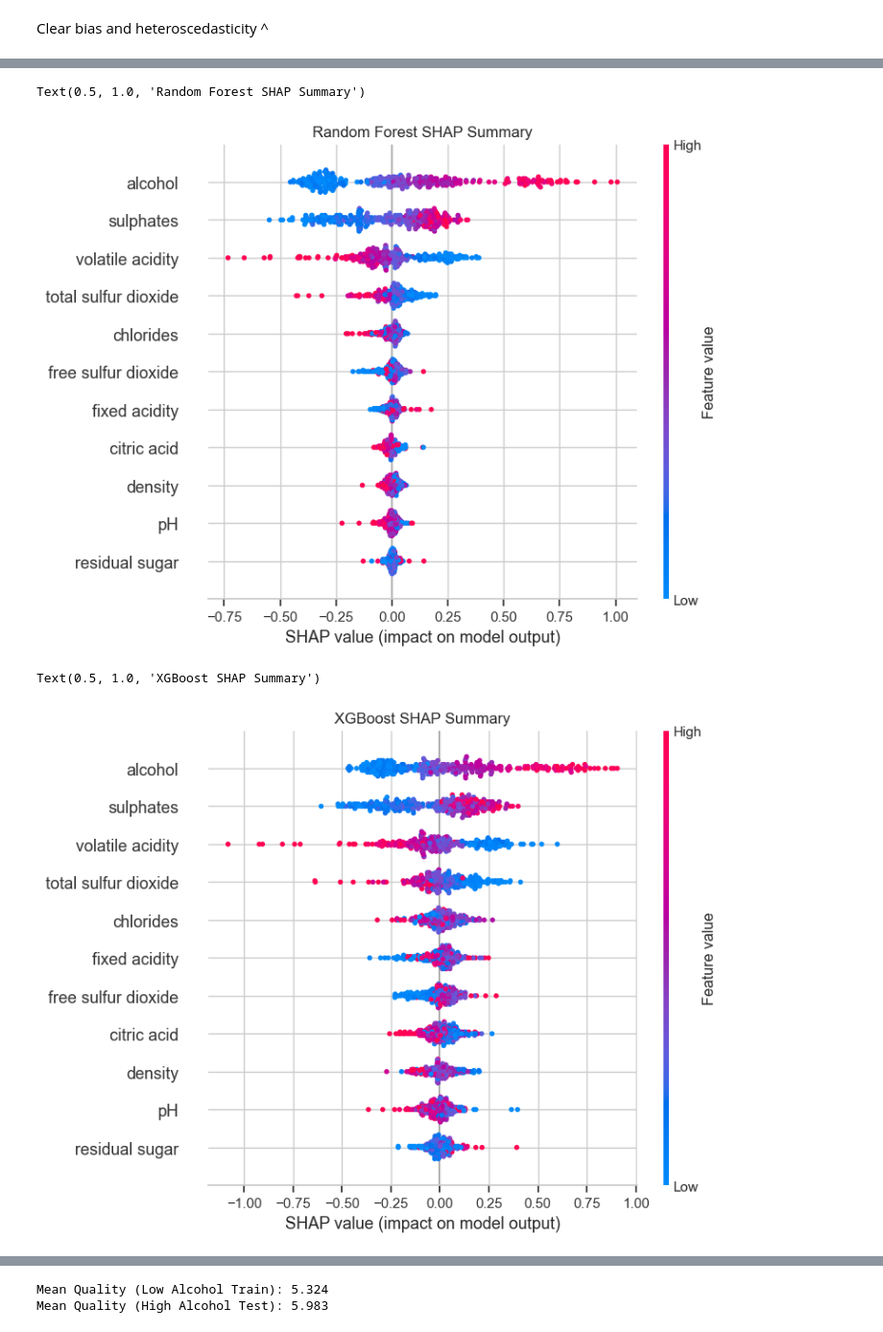
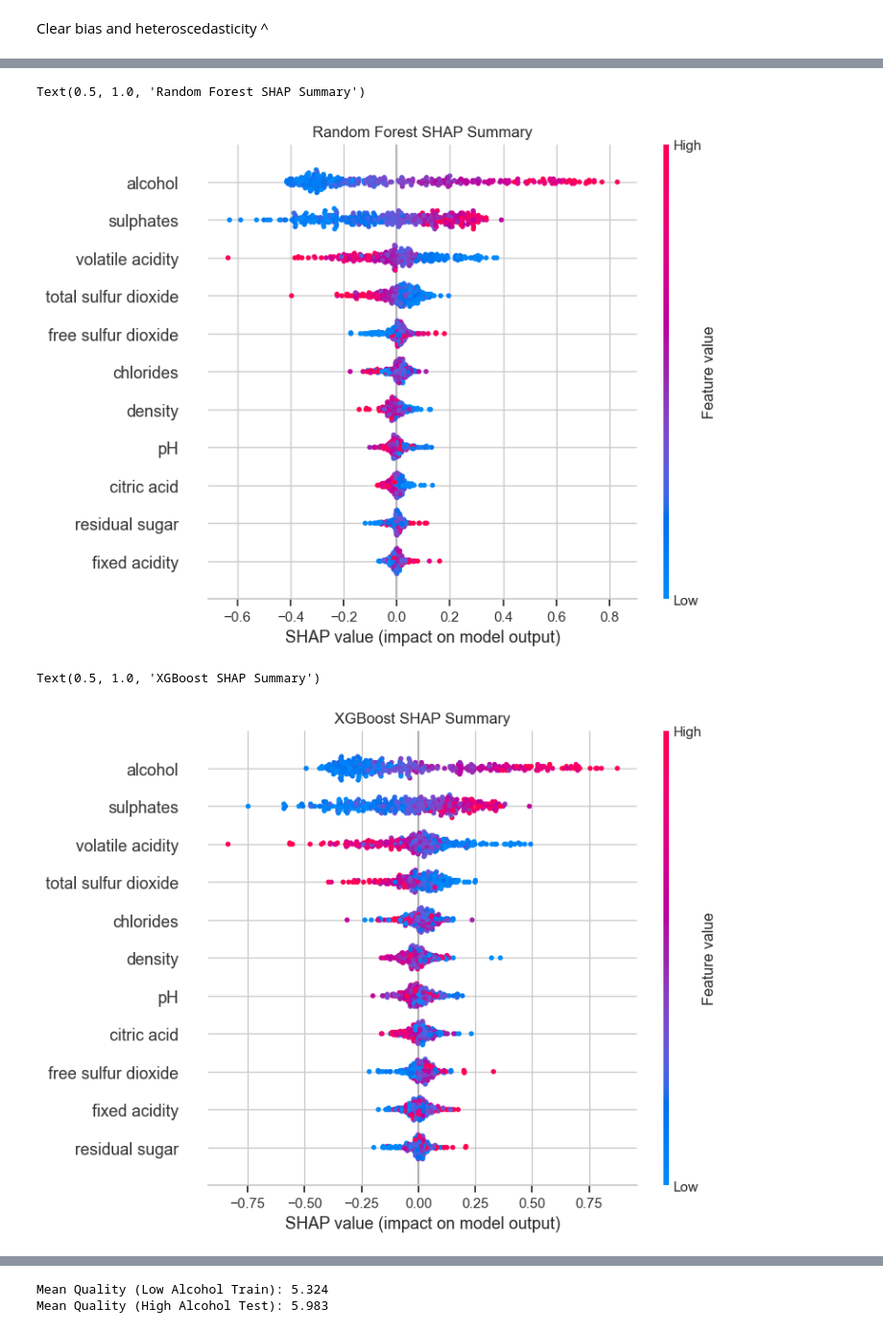
Before and after one commit to benmckenz000/wine-quality-modeling, a Jupyter notebook: WineQuality2.ipynb, the cells around one changed output, grey strips where cells are left out. Shown at 96% size. Saved outputs shown, nothing was run; the diff lists cells and outputs as text; code cells hidden in the pictures.

Commit message:
Consolidate prints and organize notebook

```diff
--- a/WineQuality2.ipynb
+++ b/WineQuality2.ipynb
@@ -4,9 +4,9 @@ import numpy as np
 
 import matplotlib.pyplot as plt
 import seaborn as sns
-sns.set(style = "whitegrid")
+sns.set_theme(style = "whitegrid")
 
-from sklearn.model_selection import train_test_split, cross_val_score, StratifiedKFold
+from sklearn.model_selection import train_test_split, cross_val_score, StratifiedKFold, RandomizedSearchCV
 from sklearn.metrics import mean_squared_error, mean_absolute_error, r2_score, accuracy_score
 
 from statsmodels.stats.outliers_influence import variance_inflation_factor
@@ -211,6 +192,6 @@ plt.show()
 # %%
 # Random Forest
-rf = RandomForestRegressor(n_estimators = 500, random_state = 123)
+rf = RandomForestRegressor(random_state = 123)
 rf.fit(X_train, y_train)
 
 rf_preds = rf.predict(X_test)
@@ -220,6 +201,12 @@ mae = mean_absolute_error(y_test, rf_preds)
 r2 = r2_score(y_test, rf_preds)
 
 print("Random Forest Results: ")
-print(f"RMSE: {rmse:.3f}\nMAE: {mae:.3f}\nR-squared: {r2:.3f}")
+print(f"RMSE: {rmse:.3f}\nMAE: {mae:.3f}\nR-squared: {r2:.3f}\n")
+
+#RF Cross Validation
+rf_cv_scores = cross_val_score(rf, X, y, cv = skf, scoring ="r2")
+# print("Random Forest CV R-squared Scores:", np.round(rf_cv_scores, 3))
+#print("Mean R-squared:", np.round(np.mean(rf_cv_scores), 3))
+#print("StDev R-squared:", np.round(np.std(rf_cv_scores), 3))
 # %% [output]
 Random Forest Results:
@@ -274 +350,24 @@ Std R²: 0.021
+# %%
+# Tuned XGB CV
+best_xgb = xgb_random.best_estimator_
+
+xgb_tuned_cv_scores = cross_val_score(
+    best_xgb,
+    X,
+    y,
+    cv=skf,
+    scoring = "r2",
+    n_jobs = -1
+)
+#print("Tuned XGB CV R-squared Scores:", np.round(xgb_tuned_cv_scores, 3))
+#print("Mean R-squared:", np.round(np.mean(xgb_tuned_cv_scores), 3))
+#print("StDev R-squared:", np.round(np.std(xgb_tuned_cv_scores), 3))
+
+xgb_base_cv_mean = np.mean(xgb_cv_scores)
+xgb_tuned_cv_mean = np.mean(xgb_tuned_cv_scores)
+
+#print("\nXGB Improvement Over Baseline:")
+#print(f"Baseline CV R²: {xgb_base_cv_mean:.3f}")
+#print(f"Tuned CV R²:    {xgb_tuned_cv_mean:.3f}")
+#print(f"Improvement:    {xgb_tuned_cv_mean - xgb_base_cv_mean:.3f}")
 # %%
@@ -292,21 +391,20 @@ SHAP
 # %%
 # RF Shap
-explain_rf = shap.TreeExplainer(rf)
+explain_rf = shap.TreeExplainer(best_rf)
 shap_values_rf = explain_rf.shap_values(X_test)
 
 shap.summary_plot(shap_values_rf, X_test, show=False)
 plt.title("Random Forest SHAP Summary")
 # %% [output]
 Text(0.5, 1.0, 'Random Forest SHAP Summary')
-[figure, old version]
+[figure, new version]
 # %%
 # XGBoost SHAP
-explain_xgb = shap.TreeExplainer(xg_reg)
+explain_xgb = shap.TreeExplainer(best_xgb)
 shap_values_xgb = explain_xgb.shap_values(X_test)
-
 
 shap.summary_plot(shap_values_xgb, X_test, show=False)
 plt.title("XGBoost SHAP Summary")
 # %% [output]
 Text(0.5, 1.0, 'XGBoost SHAP Summary')
-[figure, old version]
+[figure, new version]
```
Also changed, not shown: parts of 32 cells of this notebook.
